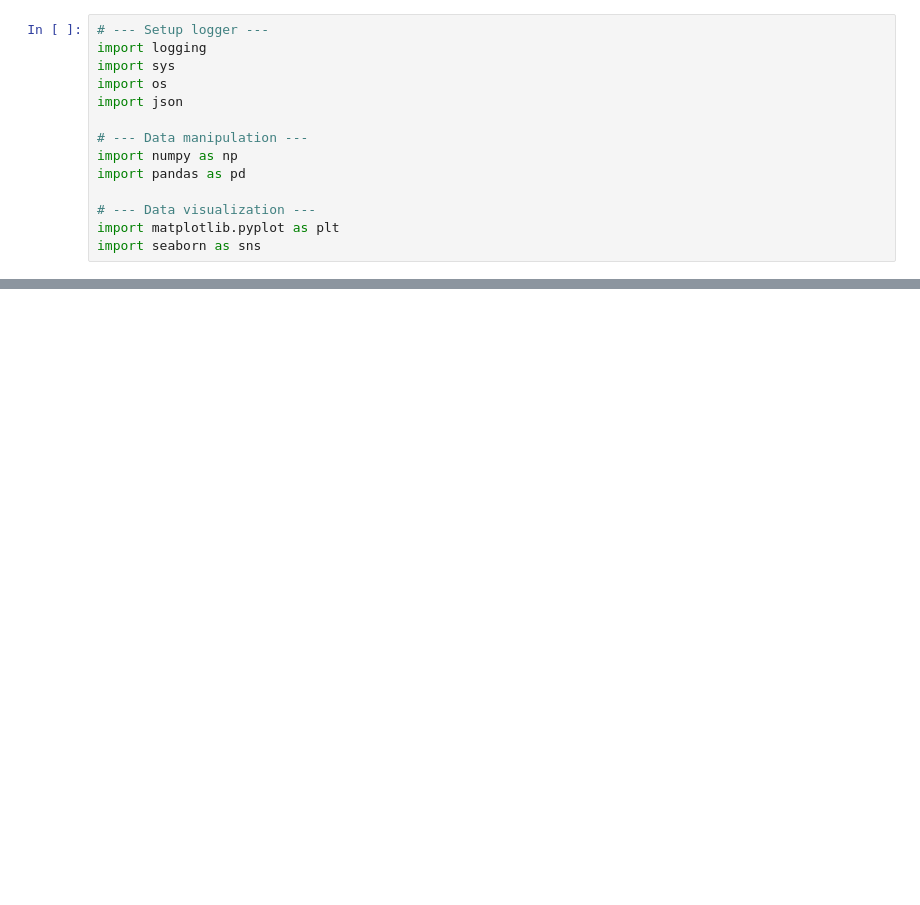
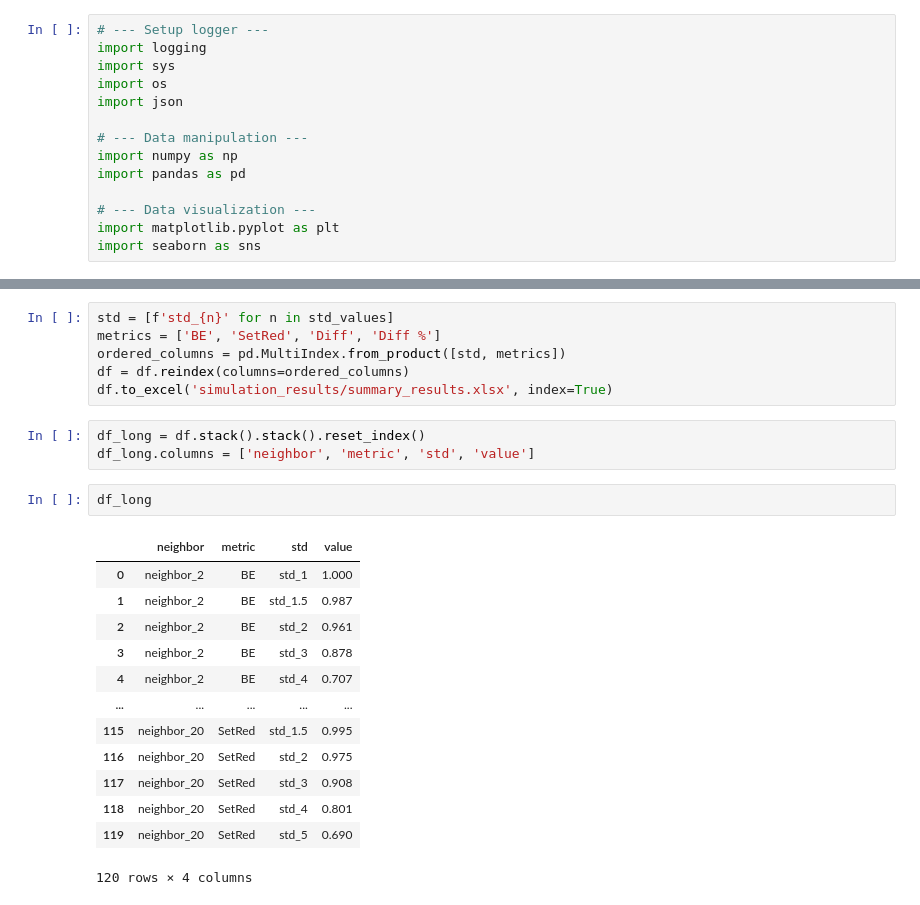
Before and after one commit to jfj36/Dissertation, a Jupyter notebook: notebooks/simulation_report.ipynb, the cells around one changed output, grey strips where cells are left out. Cells and saved outputs as stored; diff of their text form; blank space fills up the shorter version.

```diff
--- a/notebooks/simulation_report.ipynb
+++ b/notebooks/simulation_report.ipynb
@@ -75,0 +177,25 @@ plt.show()
+# %%
+std = [f'std_{n}' for n in std_values]
+metrics = ['BE', 'SetRed', 'Diff', 'Diff %']
+ordered_columns = pd.MultiIndex.from_product([std, metrics])
+df = df.reindex(columns=ordered_columns)
+df.to_excel('simulation_results/summary_results.xlsx', index=True)
+# %%
+df_long = df.stack().stack().reset_index()
+df_long.columns = ['neighbor', 'metric', 'std', 'value']
+# %%
+df_long
+# %% [output]
+|  | neighbor | metric | std | value |
+| 0 | neighbor_2 | BE | std_1 | 1.000 |
+| 1 | neighbor_2 | BE | std_1.5 | 0.987 |
+| 2 | neighbor_2 | BE | std_2 | 0.961 |
+| 3 | neighbor_2 | BE | std_3 | 0.878 |
+| 4 | neighbor_2 | BE | std_4 | 0.707 |
+| ... | ... | ... | ... | ... |
+| 115 | neighbor_20 | SetRed | std_1.5 | 0.995 |
+| 116 | neighbor_20 | SetRed | std_2 | 0.975 |
+| 117 | neighbor_20 | SetRed | std_3 | 0.908 |
+| 118 | neighbor_20 | SetRed | std_4 | 0.801 |
+| 119 | neighbor_20 | SetRed | std_5 | 0.690 |
+120 rows × 4 columns
```
Also changed, not shown: parts of 18 cells of this notebook, 15 other files.
